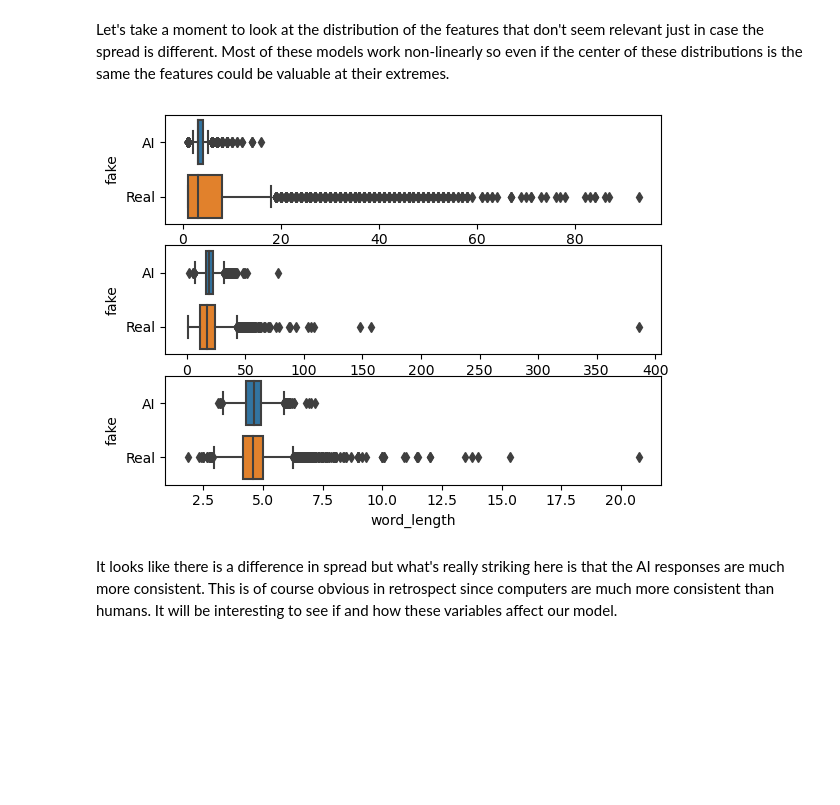
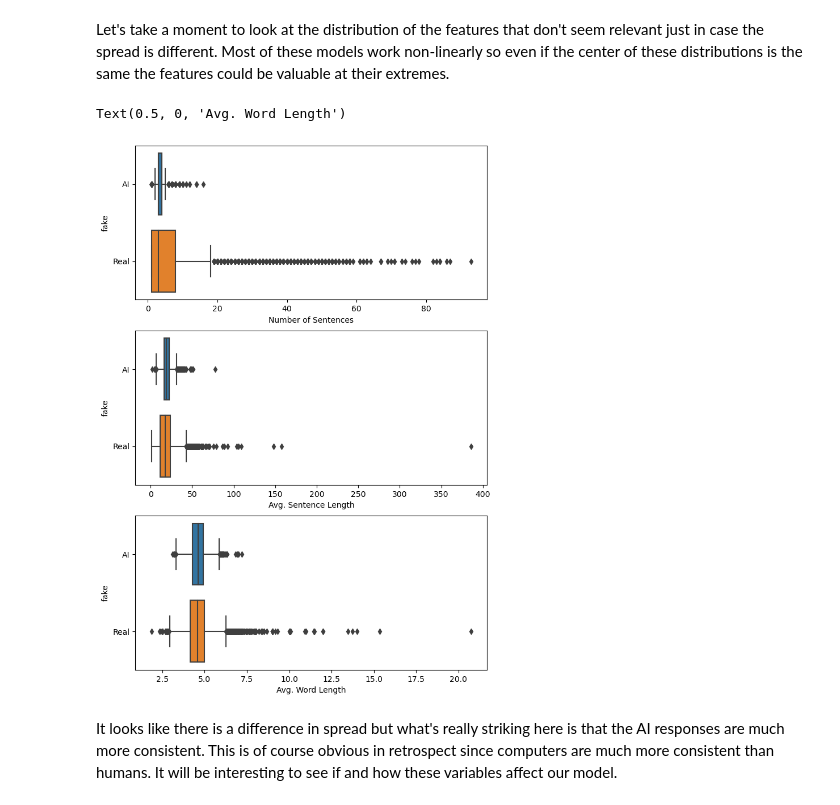
Before and after one commit to vijay-ravuri/reddit-comment-classification, a Jupyter notebook: code/02-Model_Building_and_Feature_Extraction.ipynb, the cells around one changed output. Drawn from its saved outputs; the diff is of its cells as text; code cells hidden in the pictures; blank space fills up the shorter version.

```diff
--- a/code/02-Model_Building_and_Feature_Extraction.ipynb
+++ b/code/02-Model_Building_and_Feature_Extraction.ipynb
@@ -429,13 +436,17 @@ Let's take a moment to look at the distribution of the features that don't seem
 df['sentence_length'] = df['response_cleaned'].apply(lambda x: sentence_count(x)[1])
 df['word_length'] = df['response_cleaned'].apply(lambda x: word_splitter(x)[1])
 # %%
-fig, ax = plt.subplots(nrows = 3, ncols = 1)
+fig, ax = plt.subplots(nrows = 3, ncols = 1, figsize = (8, 12))
 
 sns.boxplot(ax = ax[0], x = df['num_sentences'], y = df['fake'].map({0 : 'Real', 1 : 'AI'}))
+ax[0].set_xlabel('Number of Sentences')
 sns.boxplot(ax = ax[1], x = df['sentence_length'], y = df['fake'].map({0 : 'Real', 1 : 'AI'}))
+ax[1].set_xlabel('Avg. Sentence Length')
 sns.boxplot(ax = ax[2], x = df['word_length'], y = df['fake'].map({0 : 'Real', 1 : 'AI'}));
+ax[2].set_xlabel('Avg. Word Length')
 # %% [output]
+Text(0.5, 0, 'Avg. Word Length')
-[figure, old version]
+[figure, new version]
 # %% [markdown]
 It looks like there is a difference in spread but what's really striking here is that the AI responses are much more consistent. This is of course obvious in retrospect since computers are much more consistent than humans. It will be interesting to see if and how these variables affect our model.
 # %%
```
Also changed, not shown: parts of 13 cells of this notebook, 4 other files.
